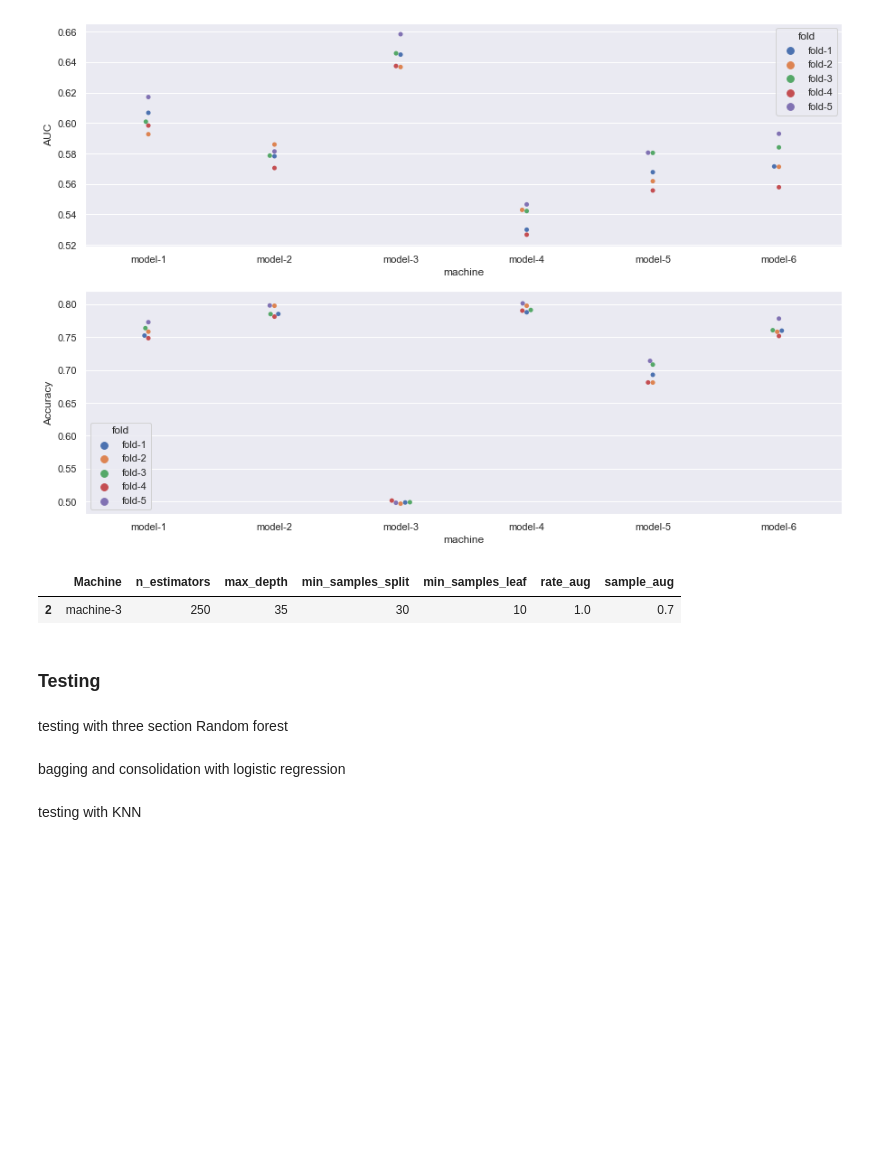
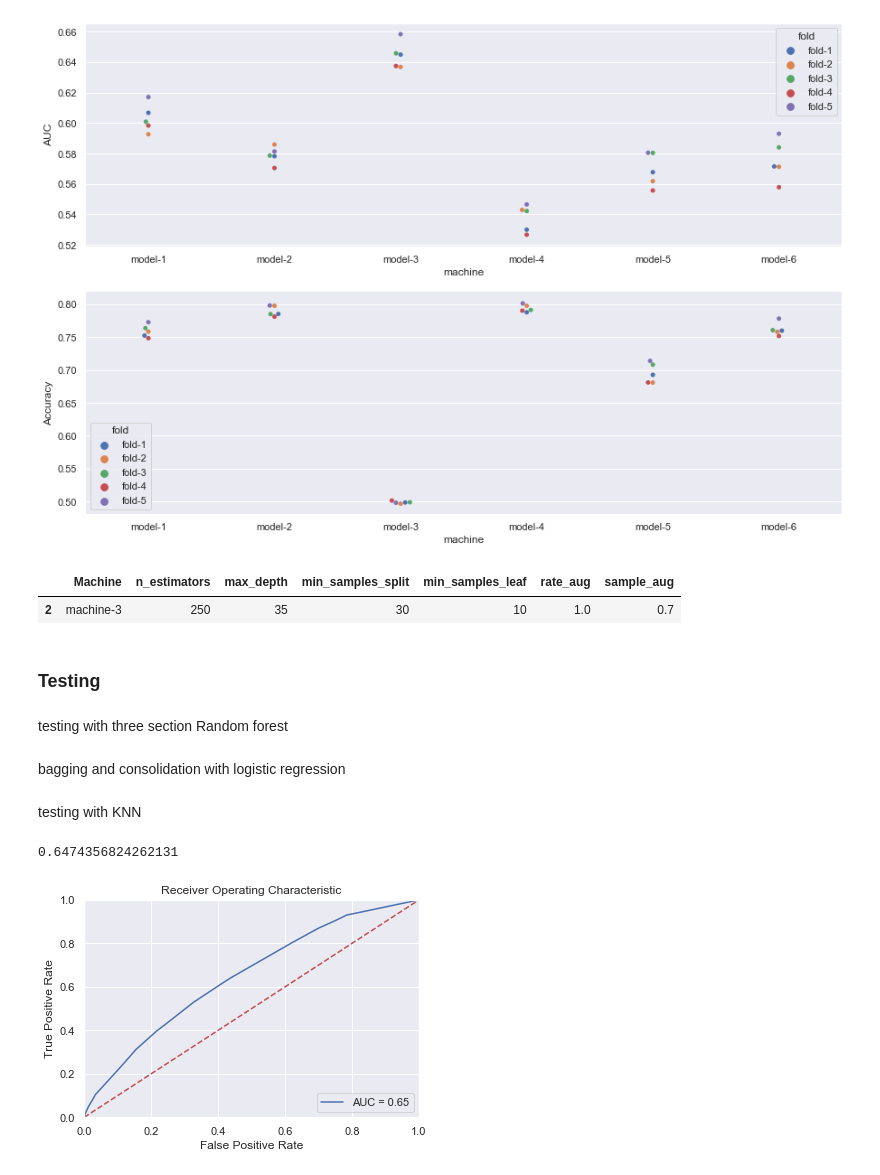
Before and after one commit to miguelmayhem92/Kaggle-Santander-Prediction-Customer-Transaction, a Jupyter notebook: CST_Tunning.ipynb, the cells around one changed output. Cells and saved outputs as stored; diff of their text form; code cells hidden in the pictures; blank space fills up the shorter version.

```diff
--- a/CST_Tunning.ipynb
+++ b/CST_Tunning.ipynb
@@ -716,3 +725,8 @@ parameters_df[parameters_df.Machine == 'machine-3']
 # %% [output]
 |  | Machine | neighbors | rate_aug | sample_aug |
 | 2 | machine-3 | 8 | 1.0 | 0.7 |
+# %%
+weight_data = train_section_3_aug[train_section_3_aug.target.isin([0,1])]
+# %%
+weighted_section_3_model = weighting_models(models = modelsTrained_section_3 , features = features_to_use, data = weight_data)
+result = weighting_models(models = modelsTrained_section_3 , features = features_to_use, data = weight_data, trained_model = weighted_section_3_model)
@@ -775,5 +793,31 @@ validation_dataset_distance = compute_mahalanobis_parts(validation_dataset, nume
 validation_dataset_scaled = scaler(validation_dataset_distance, scalerx)
 # %%
 validation_section_1, validation_section_2, validation_section_3 = partitions(validation_dataset_scaled)
+# %%
+target_vector = np.concatenate((validation_section_1.target.values, validation_section_2.target.values, validation_section_3.target.values), axis=None)
 # %% [markdown]
 testing with KNN
+# %%
+predictions_val_section1 = weighting_models(models = modelsTrained_section_1 , features = features_to_use, data = validation_section_1, trained_model = weighted_section_1_model)
+predictions_val_section2 = weighting_models(models = modelsTrained_section_2 , features = features_to_use, data = validation_section_2, trained_model = weighted_section_2_model)
+predictions_val_section3 = weighting_models(models = modelsTrained_section_3 , features = features_to_use, data = validation_section_3, trained_model = weighted_section_3_model)
+vector_predictions = np.concatenate((predictions_val_section1, predictions_val_section2, predictions_val_section3), axis=None)
+# %%
+roc_auc_score(target_vector, vector_predictions)
+# %% [output]
+0.6474356824262131
+# %%
+fpr, tpr, threshold = roc_curve(target_vector, vector_predictions)
+roc_auc = auc(fpr, tpr)
+
+plt.title('Receiver Operating Characteristic')
+plt.plot(fpr, tpr, 'b', label = 'AUC = %0.2f' % roc_auc)
+plt.legend(loc = 'lower right')
+plt.plot([0, 1], [0, 1],'r--')
+plt.xlim([0, 1])
+plt.ylim([0, 1])
+plt.ylabel('True Positive Rate')
+plt.xlabel('False Positive Rate')
+plt.show()
+# %% [output]
+[figure, added]
```
Also changed, not shown: parts of 26 cells of this notebook.
